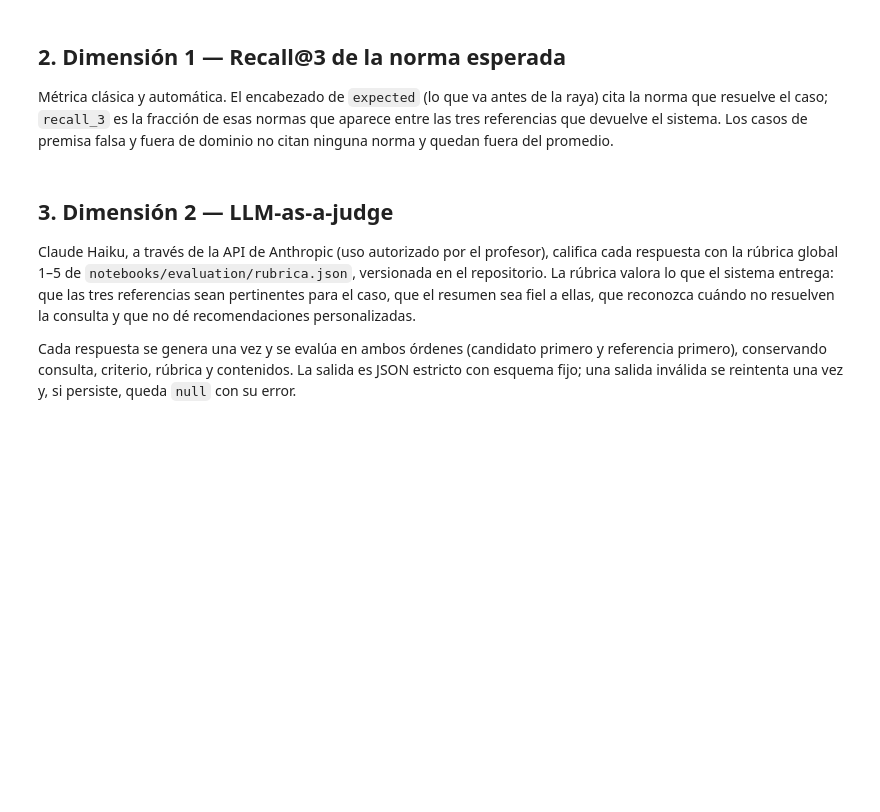
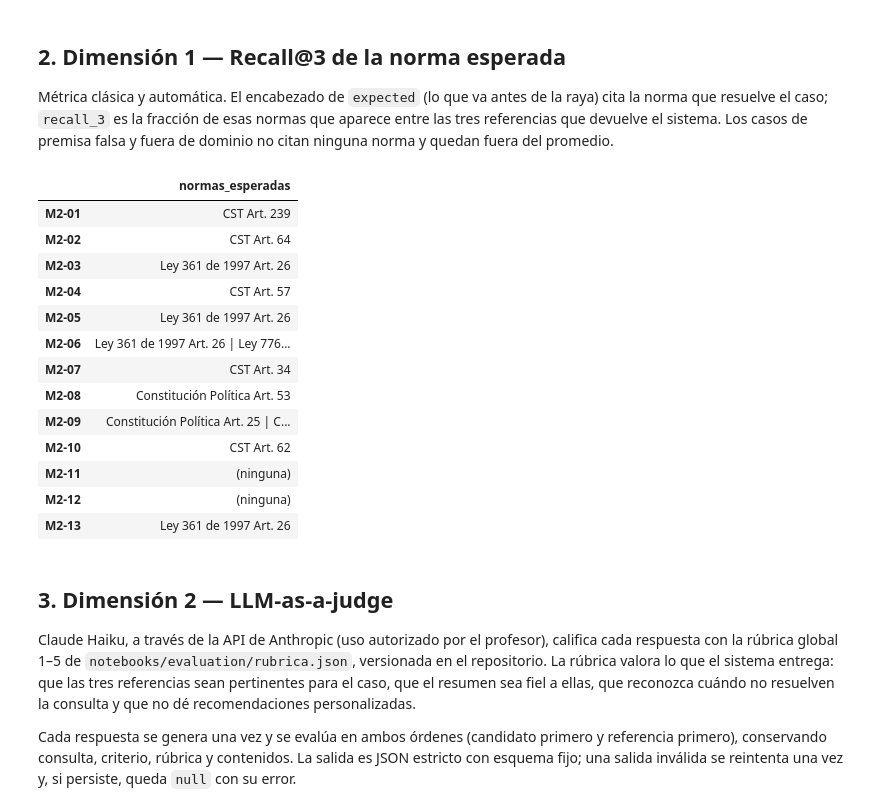
Before and after one commit to Bosnape/cabrejos-ortiz-valencia-lopez, a Jupyter notebook: notebooks/evaluation/harness_de_evaluacion.ipynb, the cells around one changed output. Cells and saved outputs as stored; diff of their text form; code cells hidden in the pictures; blank space fills up the shorter version.

```diff
--- a/notebooks/evaluation/harness_de_evaluacion.ipynb
+++ b/notebooks/evaluation/harness_de_evaluacion.ipynb
@@ -143,9 +197,61 @@ display(pd.DataFrame(eval_set).assign(input=lambda d: d['input'].str.slice(0, 90
 Métrica clásica y automática. El encabezado de `expected` (lo que va antes de la raya) cita la norma que resuelve el
 caso; `recall_3` es la fracción de esas normas que aparece entre las tres referencias que devuelve el sistema. Los
 casos de premisa falsa y fuera de dominio no citan ninguna norma y quedan fuera del promedio.
+# %%
+_FUENTE = r'(?:CST|CPTSS|CGP|Constitución Política|(?:Ley|Decreto(?: Ley)?|Resolución) \d+ de \d{4})'
+_NORMA = re.compile(rf'(?P<f>{_FUENTE})[\s,]*\(?\s*Art(?:ículo|\.)?\s*(?P<n>\d+)|(?<![\w])Art\.\s*(?P<n2>\d+)')
+
+
+def normas_esperadas(expected):
+    """Citas del corpus que menciona el encabezado de `expected` (lo que va antes de la raya)."""
+    encabezado = expected.split(' — ')[0]
+    normas, fuente = [], None
+    for m in _NORMA.finditer(encabezado):
+        if m.group('f'):
+            fuente, numero = m.group('f').replace('Decreto Ley', 'Decreto'), m.group('n')
+        elif fuente:
+            numero = m.group('n2')
+        else:
+            continue
+        cita = f'{fuente} Art. {numero}'
+        if cita not in normas:
+            normas.append(cita)
+    return normas
+
+
+def recall_3(normas, citas_top3):
+    return len(set(normas) & set(citas_top3)) / len(normas) if normas else math.nan
+
+
+def validar_normas(casos, corpus):
+    citas = set(corpus['cita'])
+    for e in casos:
+        normas = normas_esperadas(e['expected'])
+        if e['case_type'] in CASOS_ABSTENCION:
+            assert not normas, e['id']
+        else:
+            assert normas, e['id']
+        assert all(n in citas for n in normas), (e['id'], normas)
+    return True
 # %%
-normas = pd.DataFrame({e['id']: {'normas_esperadas': ' | '.join(h.normas_esperadas(e['expected'])) or '(ninguna)'} for e in eval_set}).T
+assert validar_normas(eval_set, corpus)
+normas = pd.DataFrame({e['id']: {'normas_esperadas': ' | '.join(normas_esperadas(e['expected'])) or '(ninguna)'} for e in eval_set}).T
 display(normas)
+# %% [output]
+|  | normas_esperadas |
+| M2-01 | CST Art. 239 |
+| M2-02 | CST Art. 64 |
+| M2-03 | Ley 361 de 1997 Art. 26 |
+| M2-04 | CST Art. 57 |
+| M2-05 | Ley 361 de 1997 Art. 26 |
+| M2-06 | Ley 361 de 1997 Art. 26 | Ley 776... |
+| M2-07 | CST Art. 34 |
+| M2-08 | Constitución Política Art. 53 |
+| M2-09 | Constitución Política Art. 25 | C... |
+| M2-10 | CST Art. 62 |
+| M2-11 | (ninguna) |
+| M2-12 | (ninguna) |
+| M2-13 | Ley 361 de 1997 Art. 26 |
 # %% [markdown]
 ## 3. Dimensión 2 — LLM-as-a-judge
 
```
Also changed, not shown: parts of 18 cells of this notebook, 2 other files.
